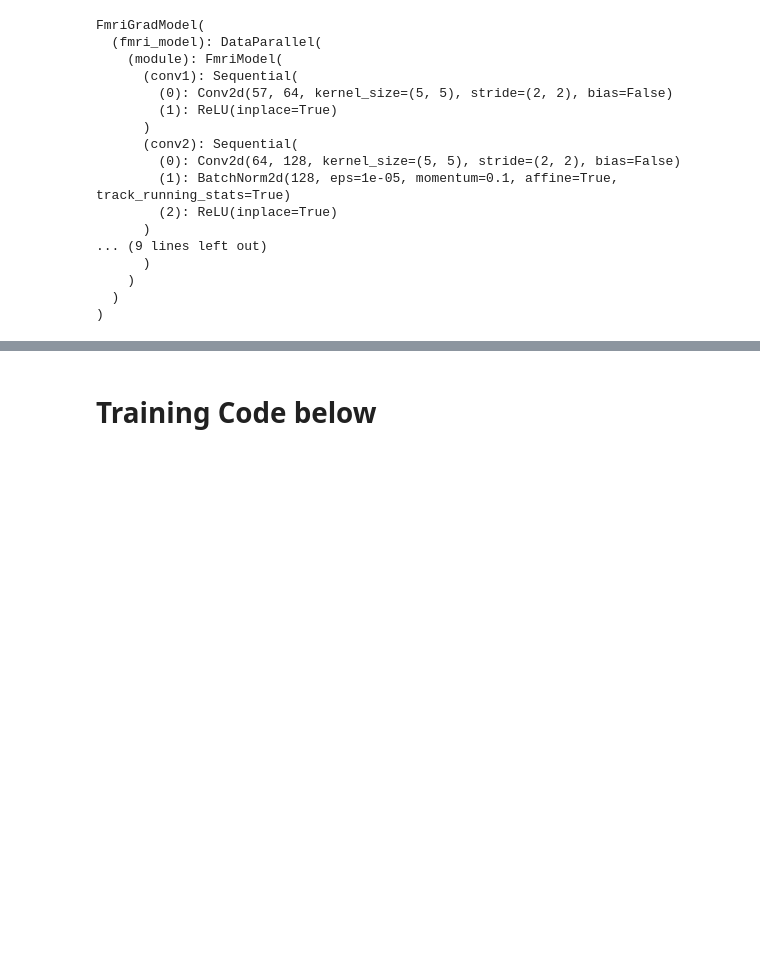
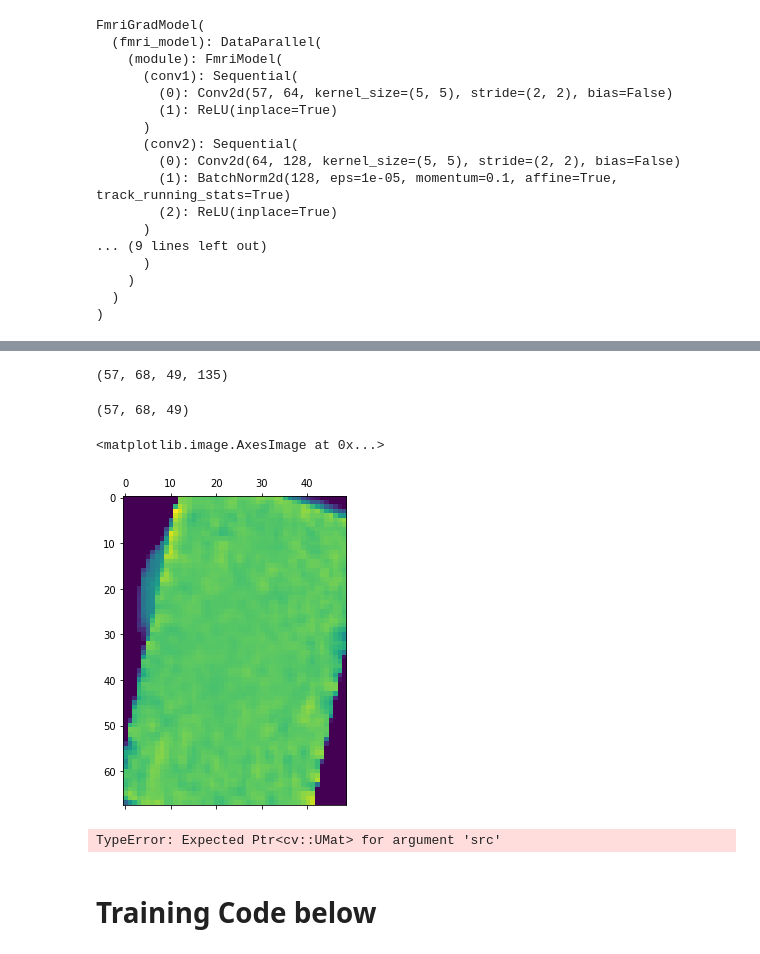
Before and after one commit to asheeshcric/fMRI-TBI, a Jupyter notebook: code/gradcam_implementation.ipynb, the cells around one changed output, grey strips where cells are left out. Cells and saved outputs as stored; diff of their text form; code cells hidden in the pictures; blank space fills up the shorter version.

```diff
--- a/code/gradcam_implementation.ipynb
+++ b/code/gradcam_implementation.ipynb
@@ -440,3 +510,30 @@ tensor([0, 2, 1, 0, 2, 2, 2, 0])
+# %%
+# Read the corresponding image
+scan = nil_image.load_img('/data/fmri/data/sub-hc030/sub-hc030.preproc/0back.r01.scale.nii.gz')
+scan = scan.get_fdata()
+scan.shape
+# %% [output]
+(57, 68, 49, 135)
+# %%
+img = scan[:, :, :, 0]
+img.shape
+# %% [output]
+(57, 68, 49)
+# %%
+plt.matshow(np.mean(img, axis=0))
+# %% [output]
+<matplotlib.image.AxesImage at 0x...>
+[figure, added]
+# %%
+import cv2
+
+heatmap = cv2.resize(heatmap, (img.shape[1], img.shape[2]))
+heatmap = np.uint8(255 * heatmap)
+heatmap = cv2.applyColorMap(heatmap, cv2.COLORMAP_JET)
+superimposed_img = heatmap * 0.4 + np.mean(img, axis=0)
+plt.matshow(superimposed_img)
+# %% [output]
+TypeError: Expected Ptr<cv::UMat> for argument 'src'
 # %% [markdown]
 # Training Code below
 # %%
```
Also changed, not shown: parts of 20 cells of this notebook.
